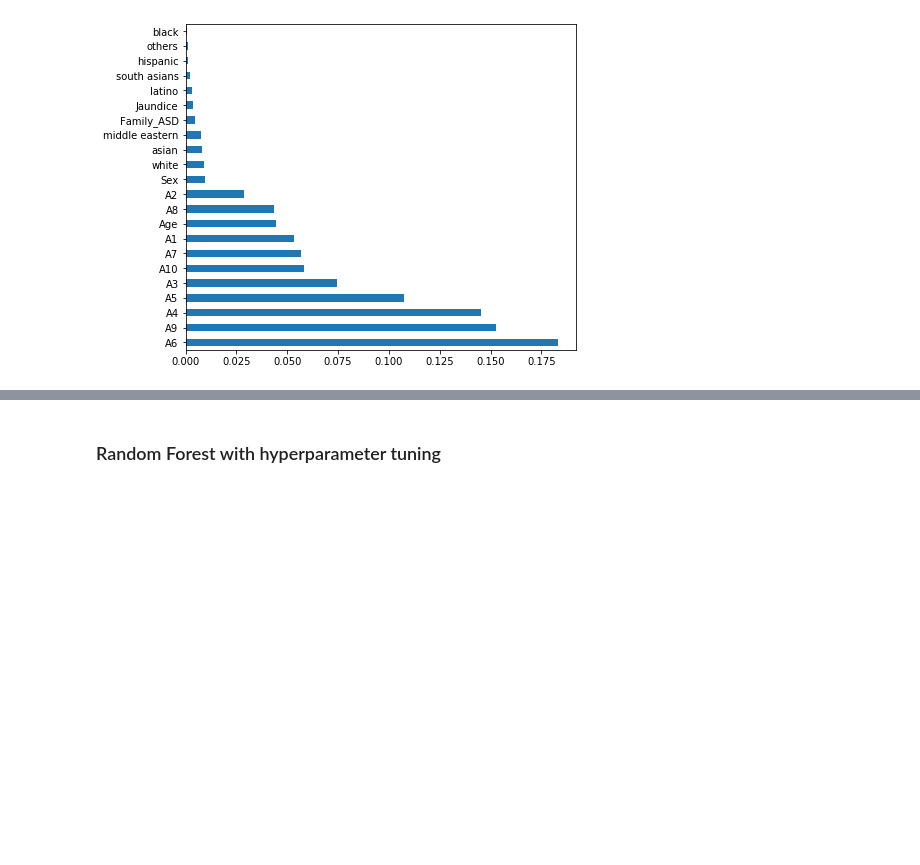
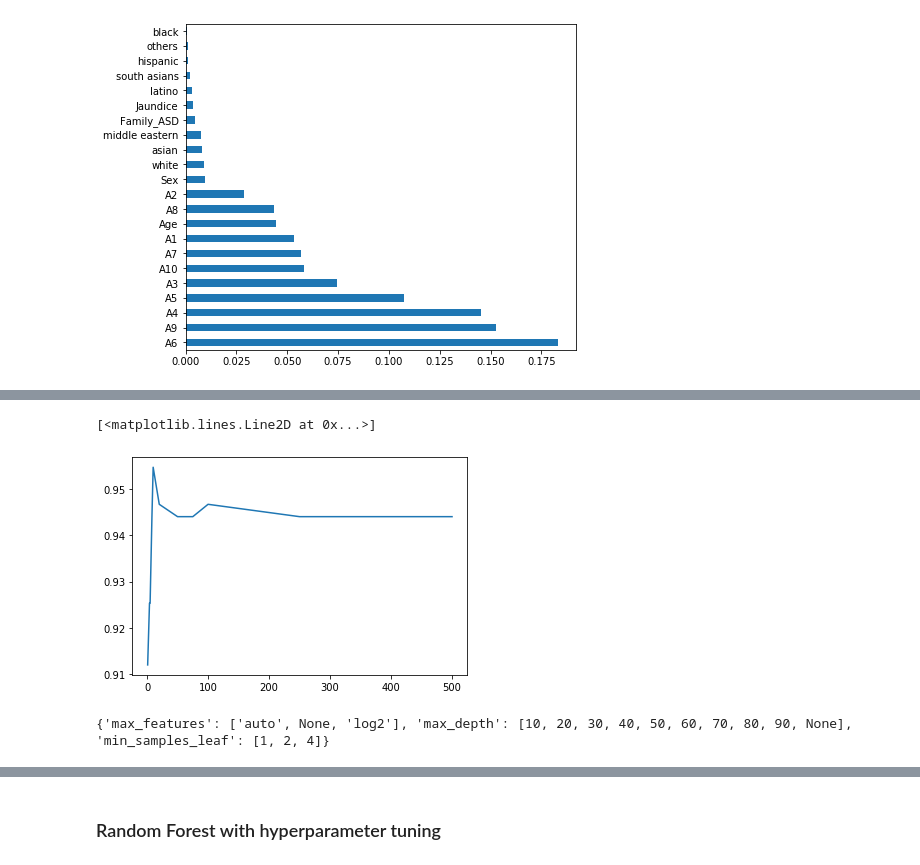
Before and after one commit to ccamagong/ASD_FINAL, a Jupyter notebook: ASD_ML.ipynb, the cells around one changed output, grey strips where cells are left out. Cells and saved outputs as stored; diff of their text form; code cells hidden in the pictures; blank space fills up the shorter version.

```diff
--- a/ASD_ML.ipynb
+++ b/ASD_ML.ipynb
@@ -264,0 +267,24 @@ dtype: float64
+# %%
+X = df.drop(['Family_ASD', 'Class', 'black', 'hispanic',
+       'latino', 'middle eastern', 'others', 'Age', 'Jaundice', 'south asians', 'white'], axis=1)
+Y = df['Class']
+validation_size = 0.20
+seed = 7
+X_train, X_validation, Y_train, Y_validation = model_selection.train_test_split(
+    X, Y, test_size=validation_size, random_state=seed)
+# %%
+seed = 7
+scoring = 'accuracy'
+
+results = []
+names = []
+
+# evaluate each model in turn
+for name, model in models:
+    kfold = model_selection.KFold(n_splits=10, random_state=seed)
+    cv_results = model_selection.cross_val_score(
+        model, X_train, Y_train, cv=kfold, scoring=scoring)
+    results.append(cv_results)
+    names.append(name)
+    msg = "%s: %f (%f)" % (name, cv_results.mean(), cv_results.std())
+    print(msg)
@@ -264,0 +301,9 @@ dtype: float64
+# %%
+n_estimators_array = [1, 4, 5, 8, 10, 20, 50, 75, 100, 250, 500]
+results = []
+for n in n_estimators_array:
+    forest = RandomForestClassifier(n_estimators=n, random_state=76)
+    forest.fit(X_train, Y_train)
+    result = accuracy_score(Y_validation, forest.predict(X_validation))
+    results.append(result)
+    print(n, ':', result)
@@ -264,0 +322,20 @@ dtype: float64
+# %%
+plt.plot(n_estimators_array, results)
+# %% [output]
+[<matplotlib.lines.Line2D at 0x...>]
+[figure, added]
+# %%
+from sklearn.model_selection import RandomizedSearchCV
+# Number of features to consider at every split
+max_features = ['auto', None, 'log2']
+# Maximum number of levels in tree
+max_depth = [10, 20, 30, 40, 50, 60, 70, 80, 90, None]
+# Minimum number of samples required at each leaf node
+min_samples_leaf = [1, 2, 4]
+# Method of selecting samples for training each tree
+random_grid = {'max_features': max_features,
+               'max_depth': max_depth,
+               'min_samples_leaf': min_samples_leaf}
+print(random_grid)
+# %% [output]
+{'max_features': ['auto', None, 'log2'], 'max_depth': [10, 20, 30, 40, 50, 60, 70, 80, 90, None], 'min_samples_leaf': [1, 2, 4]}
```
Also changed, not shown: parts of 31 cells of this notebook, 3 other files.
